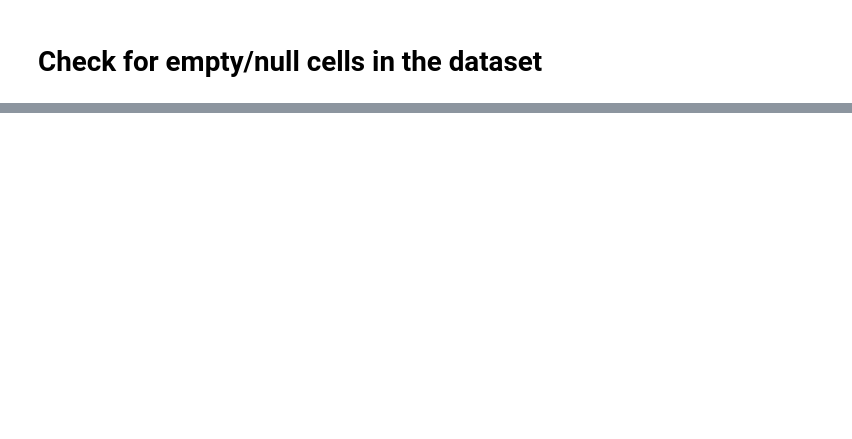
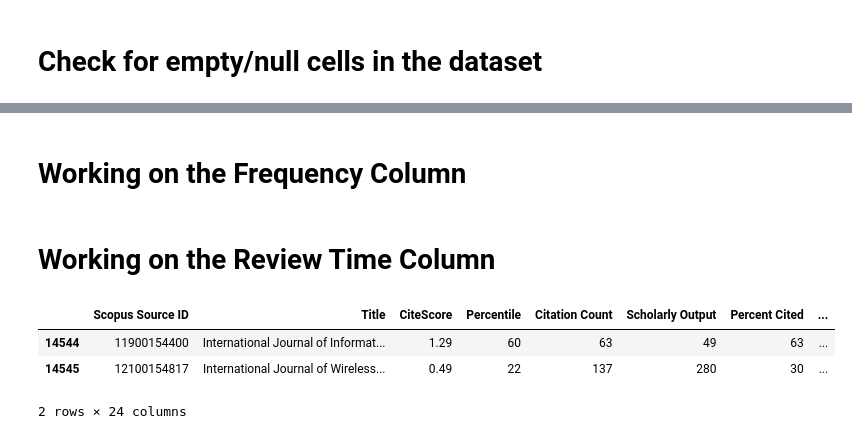
Before and after one commit to Oritsegbubemi/journal-ranking-system-dataset, a Jupyter notebook: Scopus Journals.ipynb, the cells around one changed output, grey strips where cells are left out. Saved outputs shown, nothing was run; the diff lists cells and outputs as text; code cells hidden in the pictures; blank space fills up the shorter version.

```diff
--- a/Scopus Journals.ipynb
+++ b/Scopus Journals.ipynb
@@ -96,0 +120,2 @@ sns.heatmap(computer_journal.isnull(),yticklabels=False,cbar=False,cmap='viridis
+# %%
+journal['Index'] = ['Scopus']*len(journal) #Create the Index column
@@ -96,0 +195,33 @@ sns.heatmap(computer_journal.isnull(),yticklabels=False,cbar=False,cmap='viridis
+# %% [markdown]
+# Working on the Frequency Column
+# %%
+np.random.seed(12)
+frequency_list = ['Annually', 'Bi-annually', 'Quarterly', 'Bi-monthly', 'Monthly']
+frequency = []
+i = 0
+while(i < len(journal)):
+    frequency_random = np.random.choice(frequency_list)
+    i = i + 1
+    frequency.append(frequency_random)
+
+journal['Frequency'] = frequency
+# %% [markdown]
+# Working on the Review Time Column
+# %%
+np.random.seed(12)
+review_list = ['4 weeks', '6 weeks', '10 weeks', '12 weeks', '18 weeks']
+review = []
+i = 0
+while(i < len(journal)):
+    review_random = np.random.choice(review_list)
+    i = i + 1
+    review.append(review_random)
+
+journal['Review Time'] = review
+# %%
+journal.head(2)
+# %% [output]
+|  | Scopus Source ID | Title | CiteScore | Percentile | Citation Count | Scholarly Output | Percent Cited | ... |
+| 14544 | 11900154400 | International Journal of Informat... | 1.29 | 60 | 63 | 49 | 63 | ... |
+| 14545 | 12100154817 | International Journal of Wireless... | 0.49 | 22 | 137 | 280 | 30 | ... |
+2 rows × 24 columns
```
Also changed, not shown: parts of 22 cells of this notebook, 24 other files.
